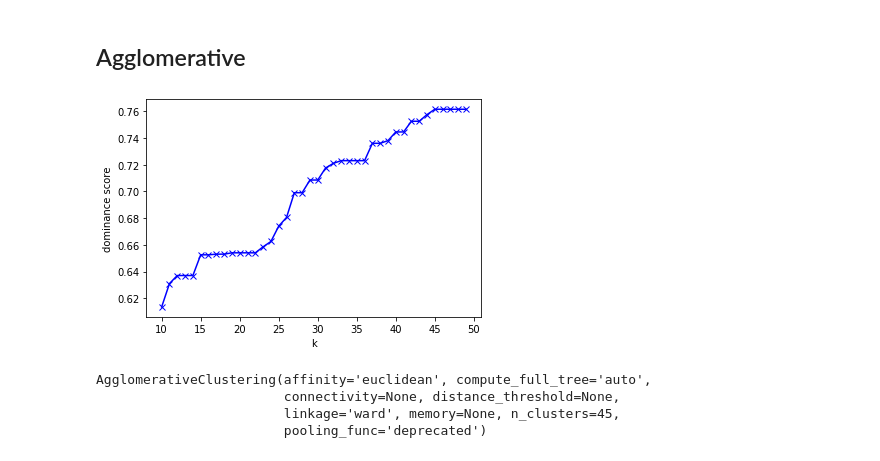
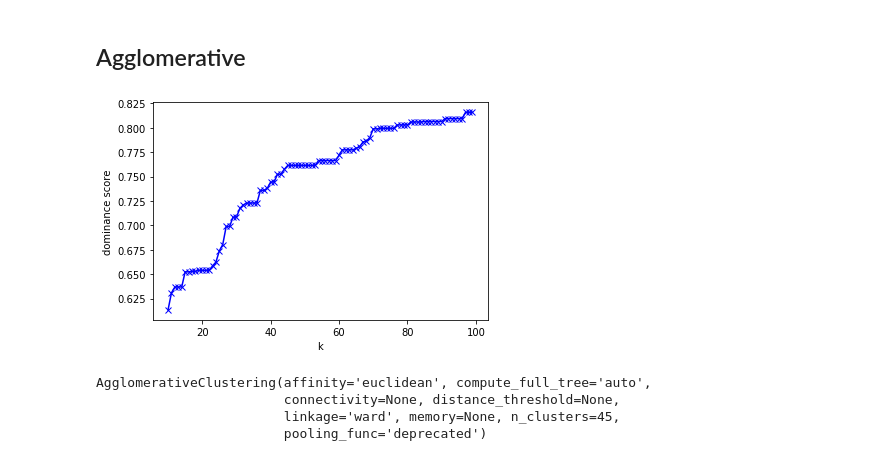
Before and after one commit to MiksuJak/mnist_recognition_project, a Jupyter notebook: Fourier Experiment/FourierMethodSummary.ipynb, the cells around one changed output. Saved outputs shown, nothing was run; the diff lists cells and outputs as text; code cells hidden in the pictures.

```diff
--- a/Fourier Experiment/FourierMethodSummary.ipynb
+++ b/Fourier Experiment/FourierMethodSummary.ipynb
@@ -230,15 +232,15 @@ For sure, it isn't perfect right now. But the posibilities of choosing parameter
 # %%
 from sklearn.cluster import AgglomerativeClustering
 
 model_test = AgglomerativeClustering
-cluster_num_seq = range(10, 50) # minimum 10 clusters
+cluster_num_seq = range(10, 100) # minimum 10 clusters
 dominance_vec = count_clustering_scores(centroid_distances, cluster_num_seq, model_test, labels)
 plt.plot(cluster_num_seq, dominance_vec, 'bx-')
 plt.xlabel('k')
 plt.ylabel('dominance score')
 plt.show()
 # %% [output]
-[figure, old version]
+[figure, new version]
 # %%
 model = AgglomerativeClustering(n_clusters=45)
 model.fit(centroid_distances)
```
Also changed, not shown: parts of 18 cells of this notebook.
